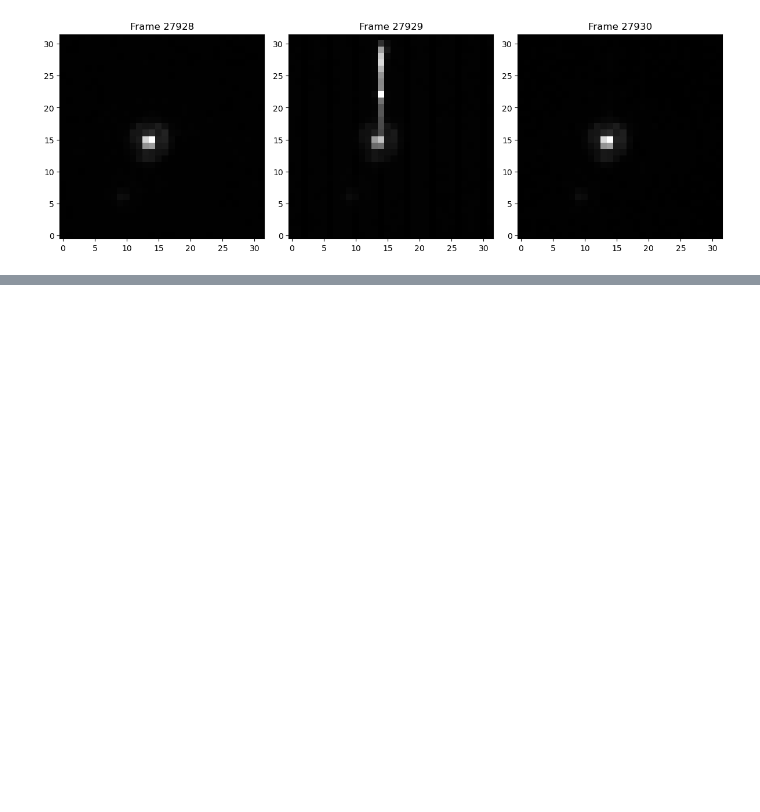
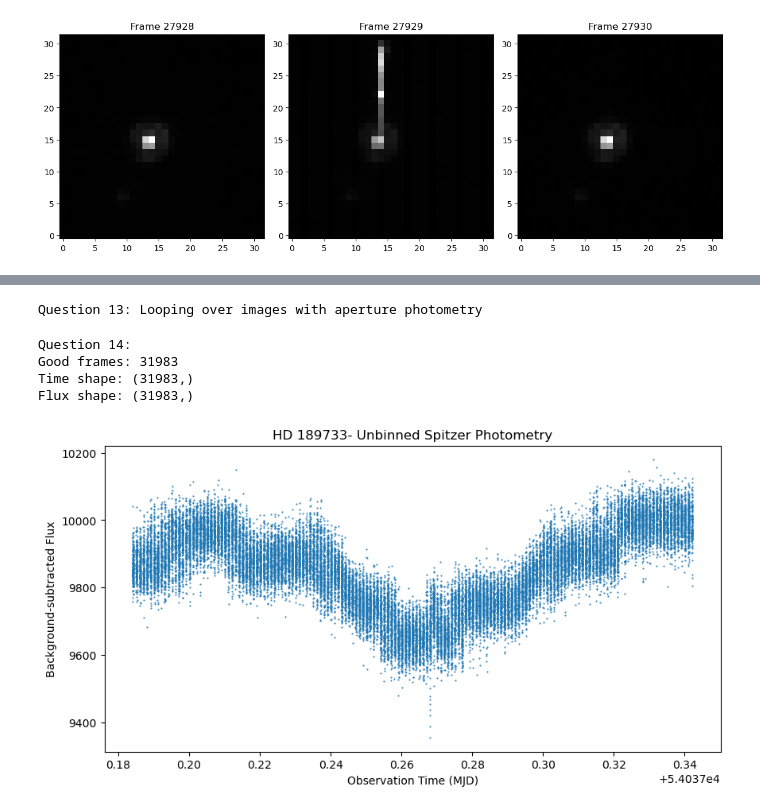
Before and after one commit to ialvarez27/ast4762, a Jupyter notebook: Project/Project_ialvarez27.ipynb, the cells around one changed output, grey strips where cells are left out. Saved outputs shown, nothing was run; the diff lists cells and outputs as text; code cells hidden in the pictures; blank space fills up the shorter version.

Commit message:
Project up to Q17

```diff
--- a/Project/Project_ialvarez27.ipynb
+++ b/Project/Project_ialvarez27.ipynb
@@ -459,0 +788,55 @@ plt.show()
+# %%
+print("Question 13: Looping over images with aperture photometry")
+
+# Add three colums to store photometry measurements
+frame_params = np.column_stack((frame_params, np.zeros((len(frame_params), 3))))
+
+# Defining names for the new columns
+FLUX       = 5
+SKY        = 6
+BAD_PIXELS = 7
+
+# Peform aperture photometry on every exposure
+for i in range(len(data_cube)):
+
+    # Obtaining fitted center for this frame
+    center = (frame_params[i, Y_CENTER], frame_params[i, X_CENTER])
+
+    # Running aperture photometry
+    photometry = apphot(data_cube[i], mask[i], center, 3.0, 5.0, 8.0)
+
+    # Storing the three results
+    frame_params[i, FLUX]       = photometry[0]
+    frame_params[i, SKY]        = photometry[1]
+    frame_params[i, BAD_PIXELS] = photometry[2]
+# %% [output]
+Question 13: Looping over images with aperture photometry
+# %%
+print("Question 14:")
+
+# Select frames with zero bad pixels in the aperture
+good_frames = frame_params[:, BAD_PIXELS] == 0
+
+# Extract the times and stellar fluxes
+good_times = frame_params[good_frames, TIME]
+good_flux  = frame_params[good_frames, FLUX]
+
+print("Good frames:", np.sum(good_frames))
+print("Time shape:", good_times.shape)
+print("Flux shape:", good_flux.shape)
+
+# Plotting the photomtery for the good frames
+plt.figure(figsize = (10,5))
+plt.plot(good_times, good_flux, '.', markersize = 1)
+plt.xlabel("Observation Time (MJD)")
+plt.ylabel("Background-subtracted Flux")
+plt.title("HD 189733- Unbinned Spitzer Photometry")
+
+plt.savefig("project_ialvarez27_problem14_unbinned_photometry_graph4.png", dpi = 300, bbox_inches = "tight")
+plt.show()
+# %% [output]
+Question 14:
+Good frames: 31983
+Time shape: (31983,)
+Flux shape: (31983,)
+[figure, added]
```
Also changed, not shown: parts of 17 cells of this notebook.
